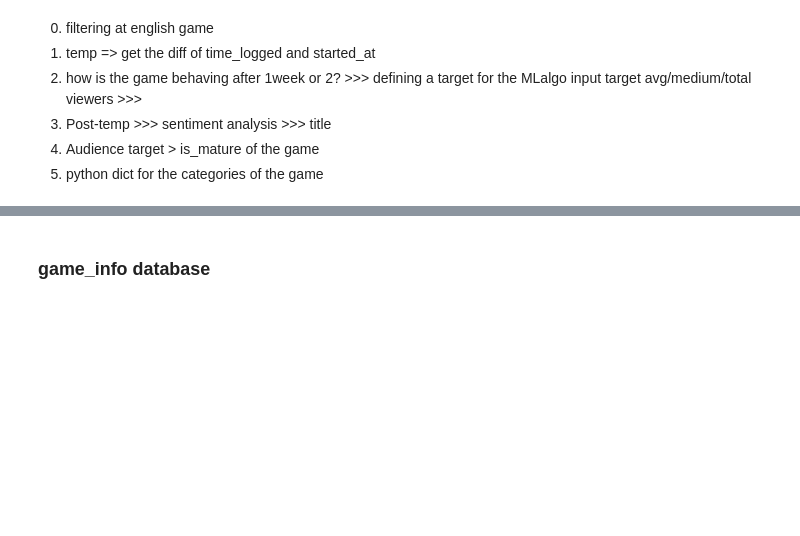
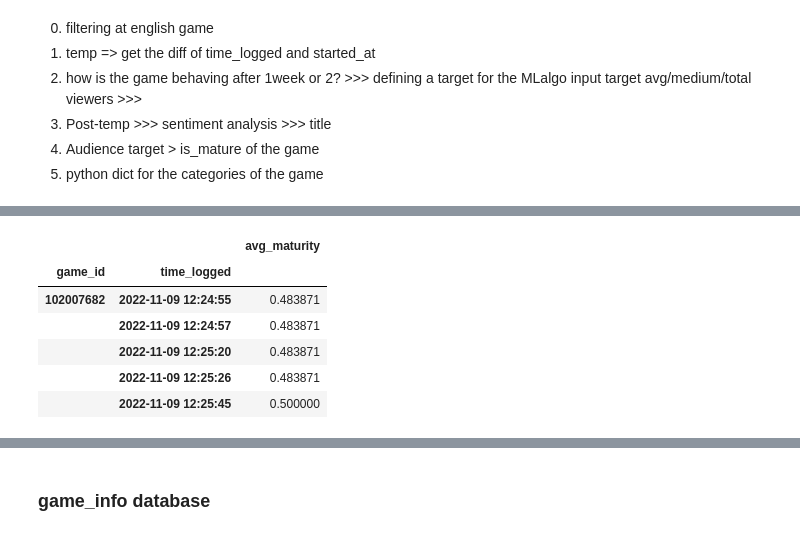
Before and after one commit to parthpahwa1/CSE-6242-Project, a Jupyter notebook: Twitch_PostgreSQL_database.ipynb, the cells around one changed output, grey strips where cells are left out. Saved outputs shown, nothing was run; the diff lists cells and outputs as text; code cells hidden in the pictures; blank space fills up the shorter version.

Commit message:
created stream_data_ENG

```diff
--- a/Twitch_PostgreSQL_database.ipynb
+++ b/Twitch_PostgreSQL_database.ipynb
@@ -98,8 +98,9 @@ df_temp["stream_duration_hours"] = pd.to_datetime(df_temp["time_logged"])-pd.to_
 df_temp['stream_duration_hours']=df_temp['stream_duration_hours']/np.timedelta64(1, 'h')
 
 
-# is_mature true  > false 0 true
-
+# Changing is_mature with True =1 & False = 0
+df_temp.loc[df_temp["is_mature"] == True, "is_mature"] = 1
+df_temp.loc[df_temp["is_mature"] == False, "is_mature"] = 0
 
 # Selecting only English stream
 df_temp = df_temp[df_temp["language"] == "en"]
@@ -114,6 +115,25 @@ stream_data_ENG.head()
 | 2 | 497057 | 46278752252 | en | 2022-11-09 11:24:23 | GMs GMs GMs Help !wraith !merch !... | live | 126780483 | GrandadGaming_ | 43 | ... |
 | 3 | 497057 | 41479595547 | en | 2022-11-09 07:49:46 | PvE n chill !throne !adorabullets | live | 584365733 | TalkQwertyToMe_ | 43 | ... |
 | 5 | 497057 | 40466199561 | en | 2022-11-09 02:56:26 | Helping the Community! | live | 736149073 | DankDoctor | 31 | ... |
+# %%
+# Generating a temp database
+df = stream_data_ENG[["game_id", "time_logged", "is_mature"]].copy()
+
+# changing the format of the col
+df["game_id"] = df["game_id"].astype('str')
+df["avg_maturity"] = df["is_mature"].astype('float')
+
+# Grouping by "game_id" and its avg "is_mature"
+df_game_avg_maturity = df.groupby(["game_id", "time_logged"]).mean()
+df_game_avg_maturity.head()
+# %% [output]
+|  |  | avg_maturity |
+| game_id | time_logged |  |
+| 102007682 | 2022-11-09 12:24:55 | 0.483871 |
+|  | 2022-11-09 12:24:57 | 0.483871 |
+|  | 2022-11-09 12:25:20 | 0.483871 |
+|  | 2022-11-09 12:25:26 | 0.483871 |
+|  | 2022-11-09 12:25:45 | 0.500000 |
 # %%
 data = stream_data.copy()
 data.shift(3).head()
```
